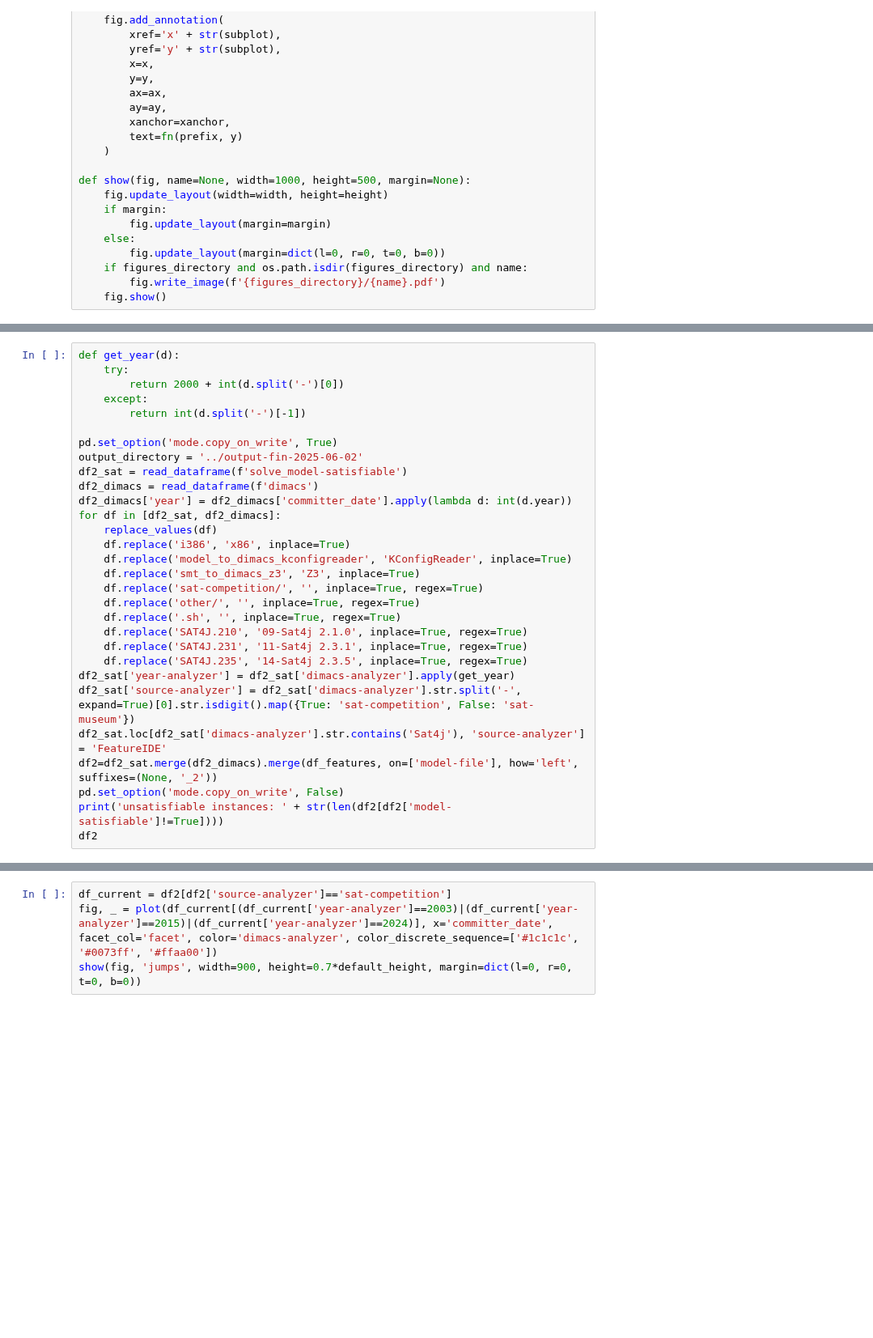
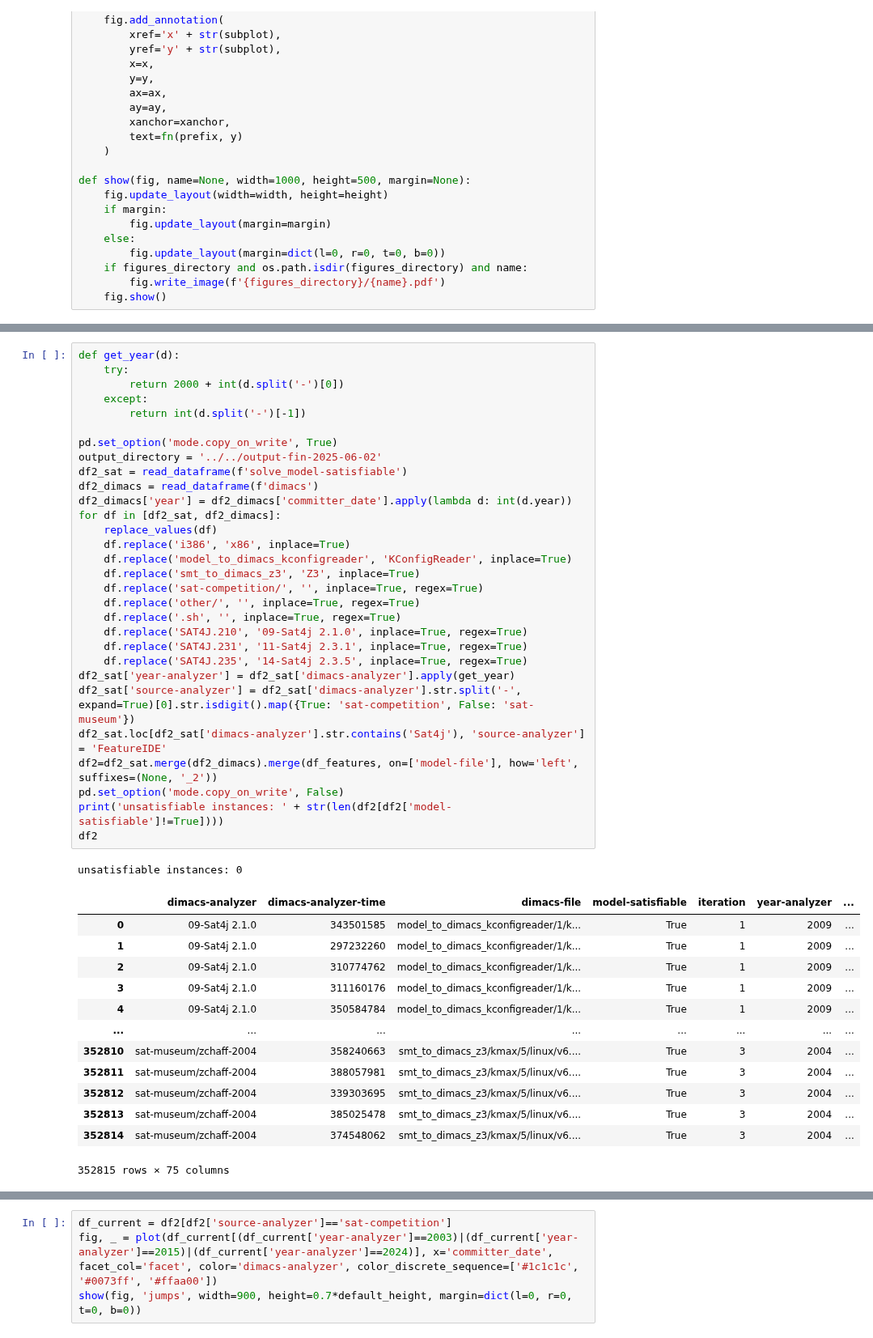
Before and after one commit to ekuiter/torte, a Jupyter notebook: experiments/linux-time-travel/evaluation.ipynb, the cells around one changed output, grey strips where cells are left out. Shown at 81% size. Saved outputs shown, nothing was run; the diff lists cells and outputs as text; blank space fills up the shorter version.

```diff
--- a/experiments/linux-time-travel/evaluation.ipynb
+++ b/experiments/linux-time-travel/evaluation.ipynb
@@ -588,33 +613,48 @@ print(2.6766885381596744e-05*60*60*24*365.25)
 # %%
 def get_year(d):
     try:
         return 2000 + int(d.split('-')[0])
     except:
         return int(d.split('-')[-1])
 
 pd.set_option('mode.copy_on_write', True)
-output_directory = '../output-fin-2025-06-02'
+output_directory = '../../output-fin-2025-06-02'
 df2_sat = read_dataframe(f'solve_model-satisfiable')
 df2_dimacs = read_dataframe(f'dimacs')
 df2_dimacs['year'] = df2_dimacs['committer_date'].apply(lambda d: int(d.year))
 for df in [df2_sat, df2_dimacs]:
     replace_values(df)
     df.replace('i386', 'x86', inplace=True)
     df.replace('model_to_dimacs_kconfigreader', 'KConfigReader', inplace=True)
     df.replace('smt_to_dimacs_z3', 'Z3', inplace=True)
     df.replace('sat-competition/', '', inplace=True, regex=True)
     df.replace('other/', '', inplace=True, regex=True)
     df.replace('.sh', '', inplace=True, regex=True)
     df.replace('SAT4J.210', '09-Sat4j 2.1.0', inplace=True, regex=True)
     df.replace('SAT4J.231', '11-Sat4j 2.3.1', inplace=True, regex=True)
     df.replace('SAT4J.235', '14-Sat4j 2.3.5', inplace=True, regex=True)
 df2_sat['year-analyzer'] = df2_sat['dimacs-analyzer'].apply(get_year)
 df2_sat['source-analyzer'] = df2_sat['dimacs-analyzer'].str.split('-', expand=True)[0].str.isdigit().map({True: 'sat-competition', False: 'sat-museum'})
 df2_sat.loc[df2_sat['dimacs-analyzer'].str.contains('Sat4j'), 'source-analyzer'] = 'FeatureIDE'
 df2=df2_sat.merge(df2_dimacs).merge(df_features, on=['model-file'], how='left', suffixes=(None, '_2'))
 pd.set_option('mode.copy_on_write', False)
 print('unsatisfiable instances: ' + str(len(df2[df2['model-satisfiable']!=True])))
 df2
+# %% [output]
+unsatisfiable instances: 0
+|  | dimacs-analyzer | dimacs-analyzer-time | dimacs-file | model-satisfiable | iteration | year-analyzer | ... |
+| 0 | 09-Sat4j 2.1.0 | 343501585 | model_to_dimacs_kconfigreader/1/k... | True | 1 | 2009 | ... |
+| 1 | 09-Sat4j 2.1.0 | 297232260 | model_to_dimacs_kconfigreader/1/k... | True | 1 | 2009 | ... |
+| 2 | 09-Sat4j 2.1.0 | 310774762 | model_to_dimacs_kconfigreader/1/k... | True | 1 | 2009 | ... |
+| 3 | 09-Sat4j 2.1.0 | 311160176 | model_to_dimacs_kconfigreader/1/k... | True | 1 | 2009 | ... |
+| 4 | 09-Sat4j 2.1.0 | 350584784 | model_to_dimacs_kconfigreader/1/k... | True | 1 | 2009 | ... |
+| ... | ... | ... | ... | ... | ... | ... | ... |
+| 352810 | sat-museum/zchaff-2004 | 358240663 | smt_to_dimacs_z3/kmax/5/linux/v6.... | True | 3 | 2004 | ... |
+| 352811 | sat-museum/zchaff-2004 | 388057981 | smt_to_dimacs_z3/kmax/5/linux/v6.... | True | 3 | 2004 | ... |
+| 352812 | sat-museum/zchaff-2004 | 339303695 | smt_to_dimacs_z3/kmax/5/linux/v6.... | True | 3 | 2004 | ... |
+| 352813 | sat-museum/zchaff-2004 | 385025478 | smt_to_dimacs_z3/kmax/5/linux/v6.... | True | 3 | 2004 | ... |
+| 352814 | sat-museum/zchaff-2004 | 374548062 | smt_to_dimacs_z3/kmax/5/linux/v6.... | True | 3 | 2004 | ... |
+352815 rows × 75 columns
 # %%
 # here we determine whether there is a noticeable influence of iterations in our experiment
 # there isn't, so in the following we only plot median values
```
Also changed, not shown: parts of 4 cells of this notebook.
